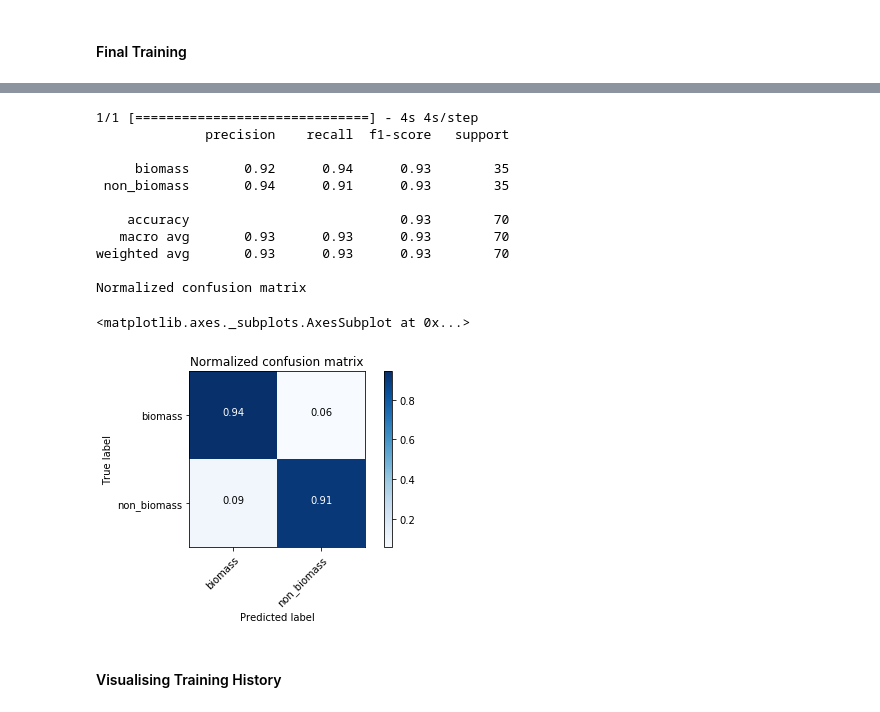
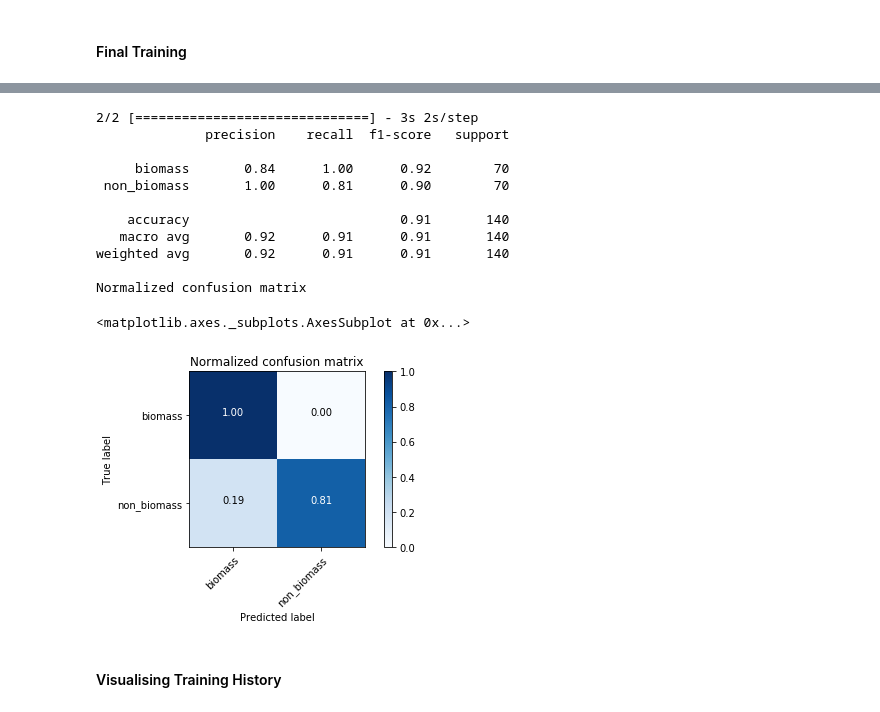
Before and after one commit to GitPaulo/Image-Classification-of-Biofuels, a Jupyter notebook: VGG16.ipynb, the cells around one changed output, grey strips where cells are left out. Saved outputs shown, nothing was run; the diff lists cells and outputs as text; code cells hidden in the pictures.

```diff
--- a/VGG16.ipynb
+++ b/VGG16.ipynb
@@ -118,7 +122,7 @@ model.compile(
 )
 
 # Train the head of the module (Our Layers)
-t1_history = model.fit_generator(
+warmup_history = model.fit_generator(
     train_set,
     steps_per_epoch=train_set.samples/train_set.batch_size,
     epochs=30,
@@ -127,5 +131,7 @@ t1_history = model.fit_generator(
     verbose=1,
     shuffle=True
 )
+
+warmup_history.plot_title = "Warmup"
 # %% [output]
 Epoch 1/30
@@ -148,13 +154,11 @@ Epoch 30/30
 # %%
-# Make sure everything is okay
-test_set.reset()
-test_set.batch_size = 70
-
-predictions = model.predict_generator(test_set, steps=1, verbose=1)
+# Make predictions
+predictions = model.predict_generator(test_set, steps=test_set.samples/test_set.batch_size, verbose=1)
 normalised_predictions = np.argmax(predictions, axis=1)
 
 # Print out scikit report
-print(classification_report(test_set.classes, normalised_predictions, target_names=['biomass', 'non_biomass']))
+print(classification_report(test_set.classes, normalised_predictions, target_names=CLASSES))
+
 # Draw confusion matrix
-lib.plot_confusion_matrix(test_set.classes, normalised_predictions, ['biomass', 'non_biomass'])
+lib.plot_confusion_matrix(test_set.classes, normalised_predictions, CLASSES)
 # %% [output]
@@ -192,7 +196,7 @@ model.compile(
 )
 
 # Train the whole module
-t2_history = model.fit_generator(
+final_history = model.fit_generator(
     train_set,
     steps_per_epoch=train_set.samples/train_set.batch_size,
     epochs=30,
@@ -201,5 +205,7 @@ t2_history = model.fit_generator(
     verbose=1,
     shuffle=True
 )
+
+final_history.plot_title = "Final"
 # %% [output]
 Epoch 1/30
@@ -222,29 +228,30 @@ Epoch 30/30
 # %%
-# Make sure everything is okay
+# Reset from previous predictions
 test_set.reset()
-test_set.batch_size = 70
 
-predictions = model.predict_generator(test_set, steps=1, verbose=1)
+# Make new predictions
+predictions = model.predict_generator(test_set, steps=test_set.samples/test_set.batch_size, verbose=1)
 normalised_predictions = np.argmax(predictions, axis=1)
 
 # Print out scikit report
-print(classification_report(test_set.classes, normalised_predictions, target_names=['biomass', 'non_biomass']))
+print(classification_report(test_set.classes, normalised_predictions, target_names=CLASSES))
+
 # Draw confusion matrix
-lib.plot_confusion_matrix(test_set.classes, normalised_predictions, ['biomass', 'non_biomass'])
+lib.plot_confusion_matrix(test_set.classes, normalised_predictions, CLASSES)
 # %% [output]
-1/1 [==============================] - 4s 4s/step
+2/2 [==============================] - 3s 2s/step
               precision    recall  f1-score   support
 
-     biomass       0.92      0.94      0.93        35
- non_biomass       0.94      0.91      0.93        35
+     biomass       0.84      1.00      0.92        70
+ non_biomass       1.00      0.81      0.90        70
 
-    accuracy                           0.93        70
-   macro avg       0.93      0.93      0.93        70
-weighted avg       0.93      0.93      0.93        70
+    accuracy                           0.91       140
+   macro avg       0.92      0.91      0.91       140
+weighted avg       0.92      0.91      0.91       140
 
 Normalized confusion matrix
 <matplotlib.axes._subplots.AxesSubplot at 0x...>
-[figure, old version]
+[figure, new version]
 # %% [markdown]
 #### Visualising Training History
 # %%
```
Also changed, not shown: parts of 7 cells of this notebook, 9 other files.
